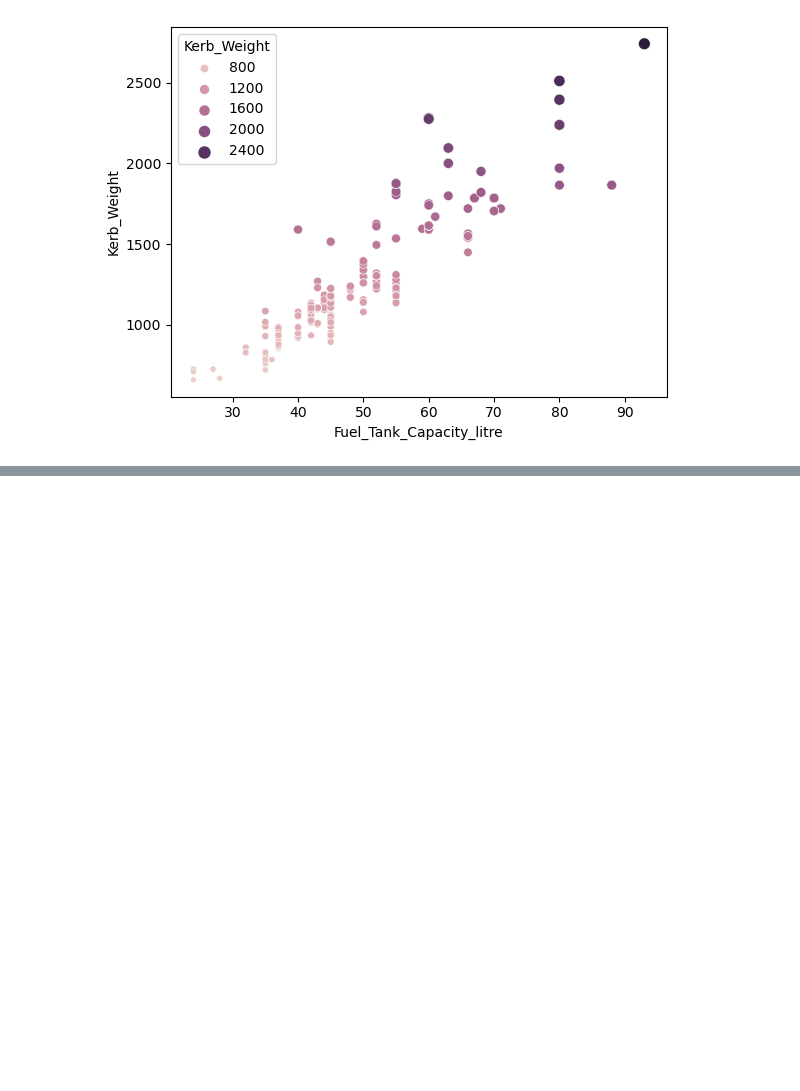
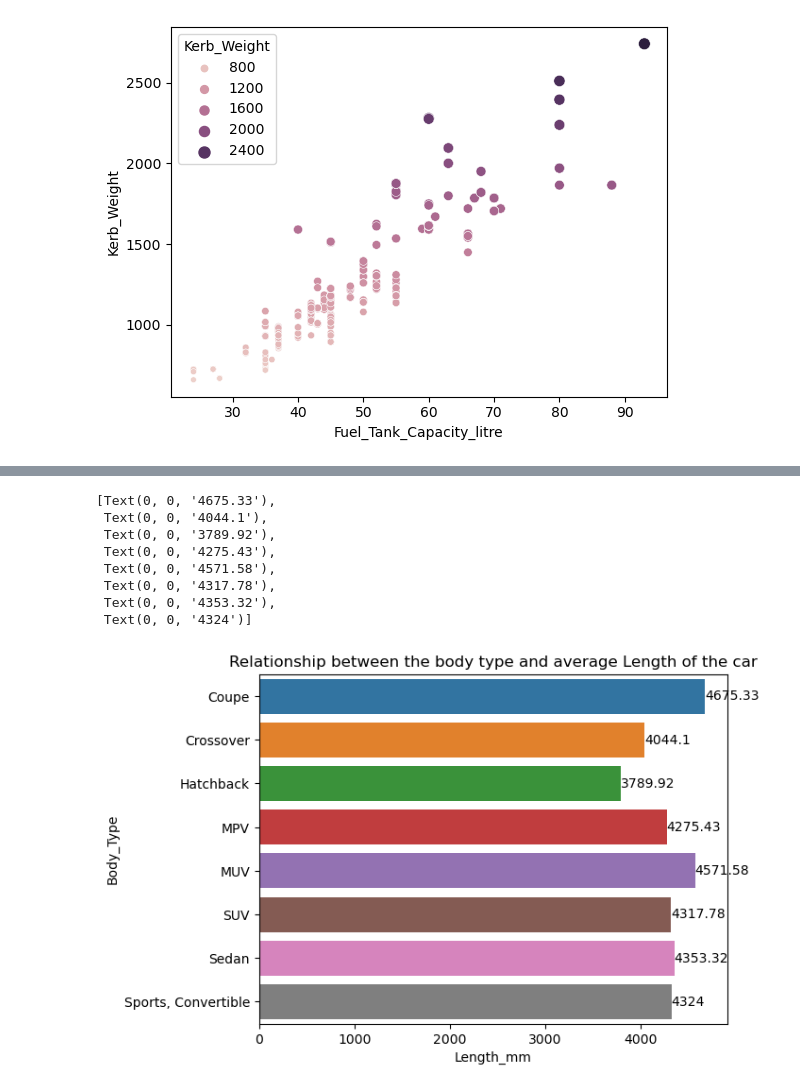
Before and after one commit to Hejiaqi9873/Case_study_4_automobile, a Jupyter notebook: case_study4.ipynb, the cells around one changed output, grey strips where cells are left out. Saved outputs shown, nothing was run; the diff lists cells and outputs as text; code cells hidden in the pictures; blank space fills up the shorter version.

```diff
--- a/case_study4.ipynb
+++ b/case_study4.ipynb
@@ -848,0 +898,14 @@ sns.scatterplot(data=cur_df, x=cur_df['Fuel_Tank_Capacity_litre'], y=cur_df['Ker
+# %%
+ax = sns.barplot(data=group_by_df_kw, x='Length_mm', y=group_by_df_kw.index, orient='h')
+ax.set(title='Relationship between the body type and average Length of the car')
+ax.bar_label(ax.containers[0])
+# %% [output]
+[Text(0, 0, '4675.33'),
+ Text(0, 0, '4044.1'),
+ Text(0, 0, '3789.92'),
+ Text(0, 0, '4275.43'),
+ Text(0, 0, '4571.58'),
+ Text(0, 0, '4317.78'),
+ Text(0, 0, '4353.32'),
+ Text(0, 0, '4324')]
+[figure, added]
```
Also changed, not shown: parts of 12 cells of this notebook, 1 other file.
